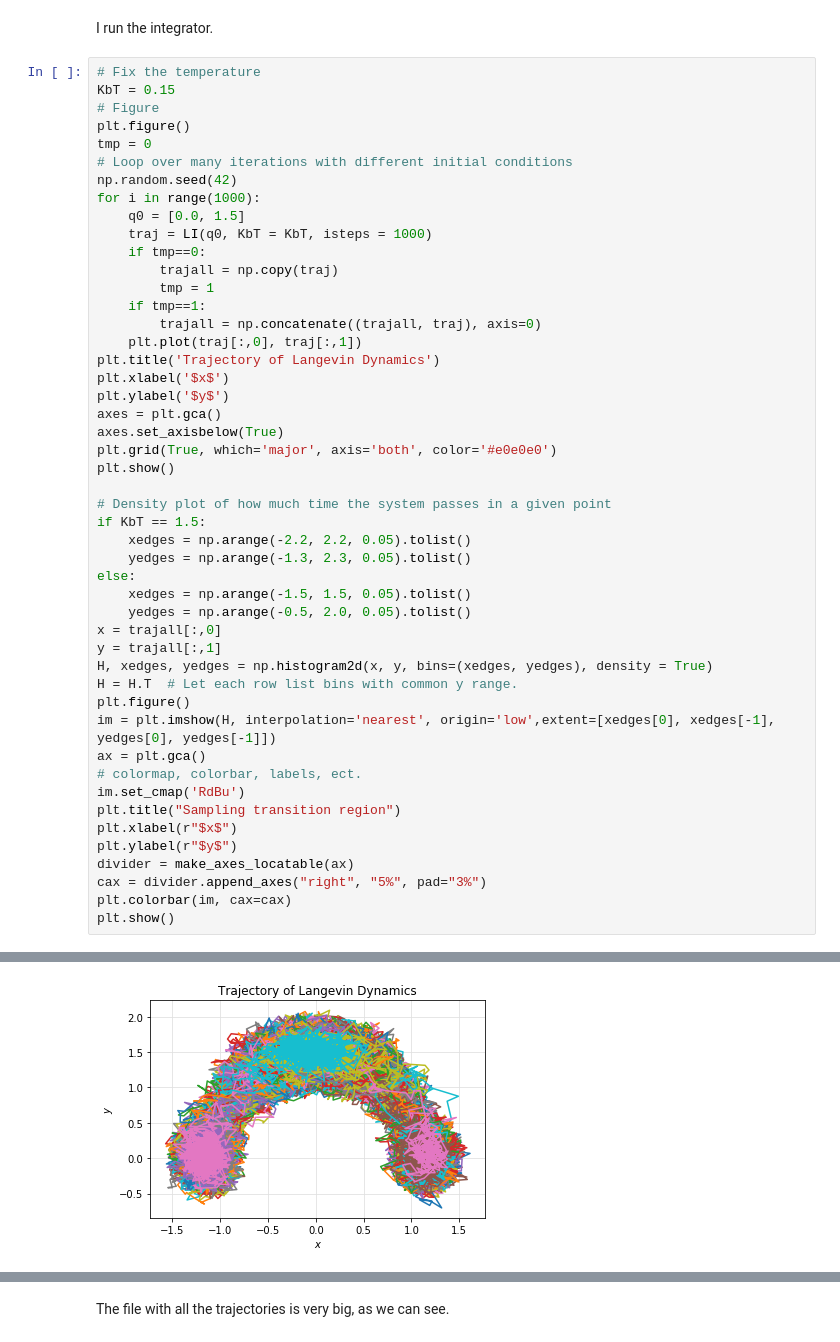
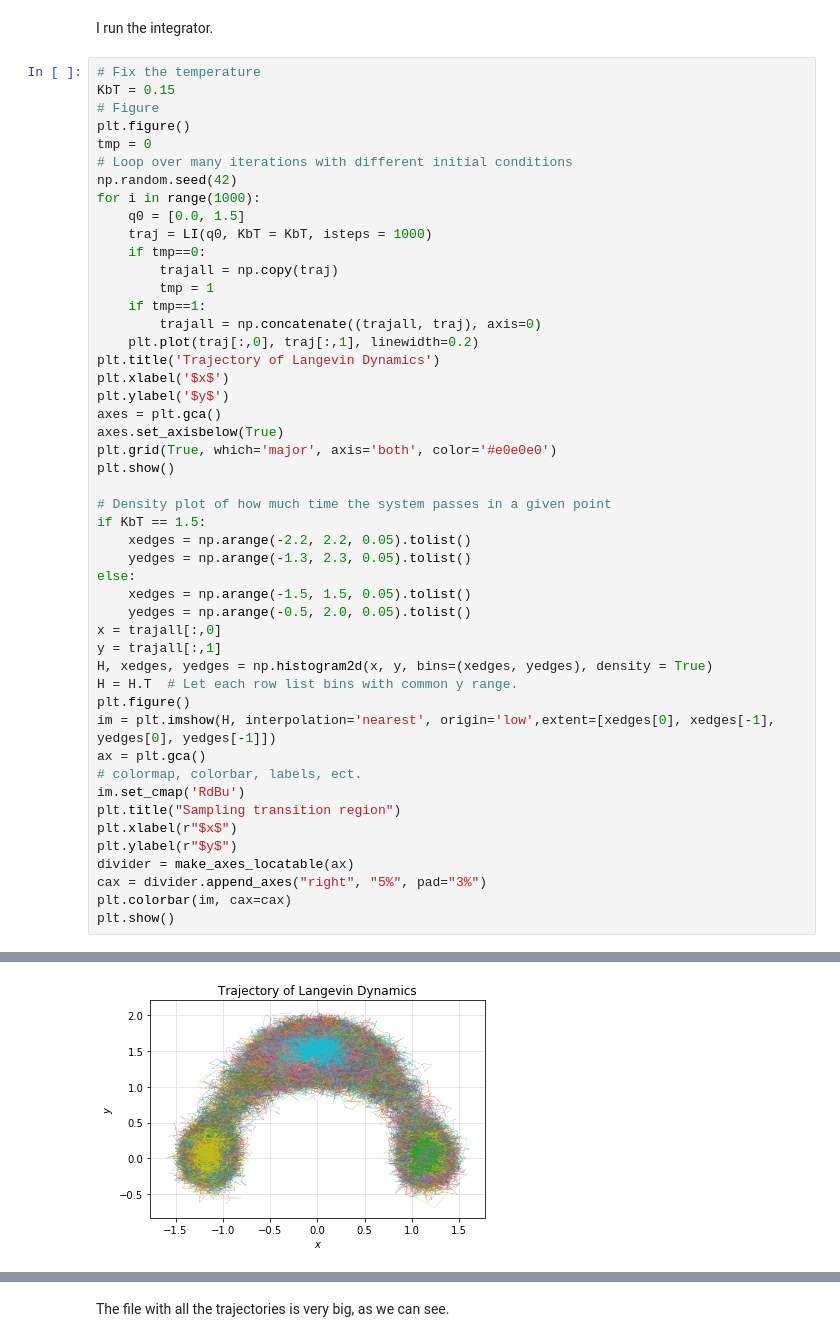
Before and after one commit to FrancescoSlongo/VariationalMD, a Jupyter notebook: 2D_ToyModel_1.ipynb, the cells around one changed output, grey strips where cells are left out. Drawn from its saved outputs; the diff is of its cells as text.

```diff
--- a/2D_ToyModel_1.ipynb
+++ b/2D_ToyModel_1.ipynb
@@ -299,7 +303,7 @@ for i in range(1000):
         tmp = 1
     if tmp==1:
         trajall = np.concatenate((trajall, traj), axis=0)
-    plt.plot(traj[:,0], traj[:,1])
+    plt.plot(traj[:,0], traj[:,1], linewidth=0.2)
 plt.title('Trajectory of Langevin Dynamics')
 plt.xlabel('$x$')
 plt.ylabel('$y$')
@@ -340,9 +344,9 @@ File "<ipython-input-4-b4fa27aa920c>", line 2:
 @njit
 def LI(q0, dt = 0.02, KbT = 0.15, seed=None, isteps = 4000):
 ^
 
   warnings.warn(NumbaPendingDeprecationWarning(msg, loc=loc))
-[figure, old version]
+[figure, new version]
 [figure]
 # %% [markdown]
 The file with all the trajectories is very big, as we can see.
```
Also changed, not shown: parts of 16 cells of this notebook, 48 other files.
